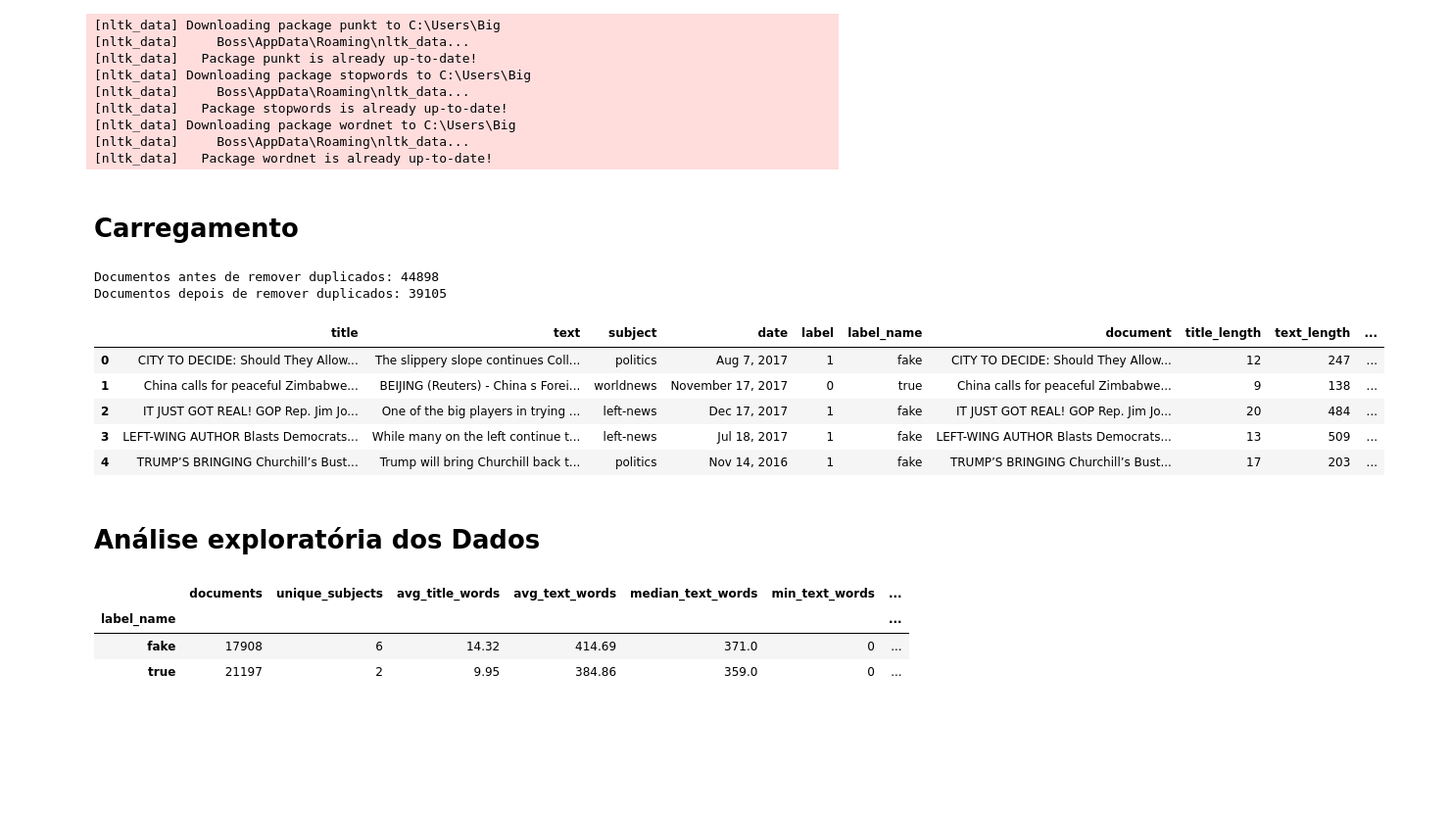
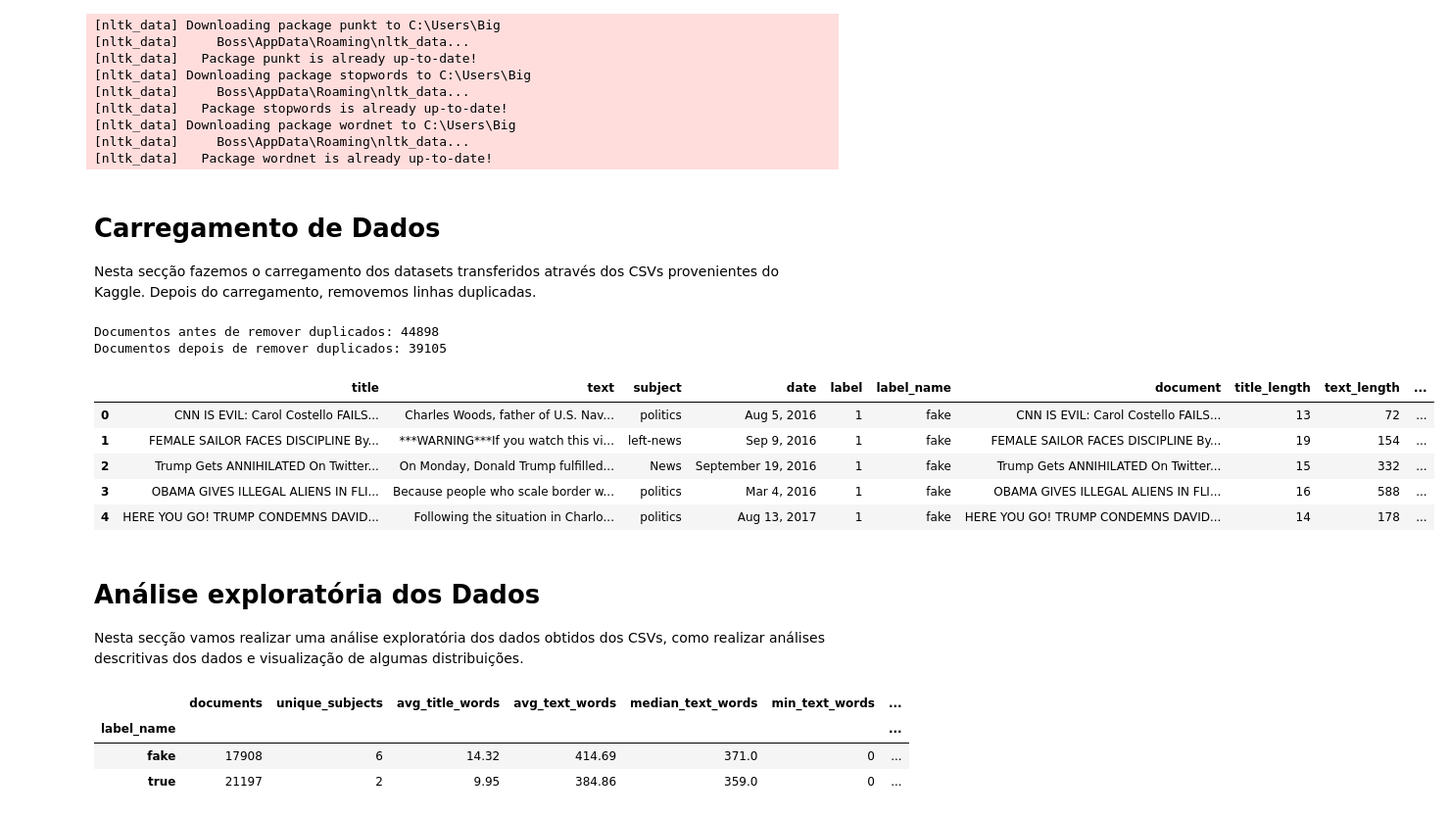
Before and after one commit to The-Andrei/Projeto-Text-Mining, a Jupyter notebook: projeto_fake_news.ipynb, the cells around one changed output. Shown at 98% size. Saved outputs shown, nothing was run; the diff lists cells and outputs as text; code cells hidden in the pictures; blank space fills up the shorter version.

```diff
--- a/projeto_fake_news.ipynb
+++ b/projeto_fake_news.ipynb
@@ -97,5 +100,6 @@ FAKE_CSV = "data/Fake.csv"
 # %% [markdown]
-# Carregamento
+# Carregamento de Dados
+Nesta secção fazemos o carregamento dos datasets transferidos através dos CSVs provenientes do Kaggle. Depois do carregamento, removemos linhas duplicadas.
 # %%
 def load_data(path, label, label_name):
     df = pd.read_csv(path)
@@ -105,47 +109,48 @@ def load_data(path, label, label_name):
     return df
 
 #Ler ambos csvs
-df_true = load_data(TRUE_CSV, 0, "true")
-df_false = load_data(FAKE_CSV, 1, "fake")
+df_true = load_data("data/True.csv", 0, "true")
+df_false = load_data("data/Fake.csv", 1, "fake")
 
 #vamos juntar ambas databases :)
 df_total = pd.concat([df_true, df_false], ignore_index=True)
 
 # Preencher valores nulos e garantir que as colunas de texto sejam do tipo string
 for column in ["title", "text", "subject", "date"]:
     df_total[column] = df_total[column].fillna("").astype(str)
 
 # Criar a coluna "document" concatenando "title" e "text", e calcular os comprimentos
 df_total["document"] = (df_total["title"].str.strip() + ". " + df_total["text"].str.strip()).str.strip()
 df_total["title_length"] = df_total["title"].str.split().str.len()
 df_total["text_length"] = df_total["text"].str.split().str.len()
 df_total["document_length"] = df_total["document"].str.split().str.len()
 
 #randomizing a database para as linhas com diferentes classes estarem mistruradas
 df_total = df_total.sample(frac=1).reset_index(drop=True)
 
 # remover duplicados
 before = len(df_total)
 df_total = df_total.drop_duplicates(subset=["title", "text", "label"]).reset_index(drop=True)
 after = len(df_total)
 
 print(f"Documentos antes de remover duplicados: {before}")
 print(f"Documentos depois de remover duplicados: {after}")
 display(df_total.head())
 
 # export dataframe to csv
 df_total.to_csv('data/total.csv', index=False)
 # %% [output]
 Documentos antes de remover duplicados: 44898
 Documentos depois de remover duplicados: 39105
 |  | title | text | subject | date | label | label_name | document | title_length | text_length | ... |
-| 0 | CITY TO DECIDE: Should They Allow... | The slippery slope continues Coll... | politics | Aug 7, 2017 | 1 | fake | CITY TO DECIDE: Should They Allow... | 12 | 247 | ... |
-| 1 | China calls for peaceful Zimbabwe... | BEIJING (Reuters) - China s Forei... | worldnews | November 17, 2017 | 0 | true | China calls for peaceful Zimbabwe... | 9 | 138 | ... |
-| 2 | IT JUST GOT REAL! GOP Rep. Jim Jo... | One of the big players in trying ... | left-news | Dec 17, 2017 | 1 | fake | IT JUST GOT REAL! GOP Rep. Jim Jo... | 20 | 484 | ... |
-| 3 | LEFT-WING AUTHOR Blasts Democrats... | While many on the left continue t... | left-news | Jul 18, 2017 | 1 | fake | LEFT-WING AUTHOR Blasts Democrats... | 13 | 509 | ... |
-| 4 | TRUMP’S BRINGING Churchill’s Bust... | Trump will bring Churchill back t... | politics | Nov 14, 2016 | 1 | fake | TRUMP’S BRINGING Churchill’s Bust... | 17 | 203 | ... |
+| 0 | CNN IS EVIL: Carol Costello FAILS... | Charles Woods, father of U.S. Nav... | politics | Aug 5, 2016 | 1 | fake | CNN IS EVIL: Carol Costello FAILS... | 13 | 72 | ... |
+| 1 | FEMALE SAILOR FACES DISCIPLINE By... | ***WARNING***If you watch this vi... | left-news | Sep 9, 2016 | 1 | fake | FEMALE SAILOR FACES DISCIPLINE By... | 19 | 154 | ... |
+| 2 | Trump Gets ANNIHILATED On Twitter... | On Monday, Donald Trump fulfilled... | News | September 19, 2016 | 1 | fake | Trump Gets ANNIHILATED On Twitter... | 15 | 332 | ... |
+| 3 | OBAMA GIVES ILLEGAL ALIENS IN FLI... | Because people who scale border w... | politics | Mar 4, 2016 | 1 | fake | OBAMA GIVES ILLEGAL ALIENS IN FLI... | 16 | 588 | ... |
+| 4 | HERE YOU GO! TRUMP CONDEMNS DAVID... | Following the situation in Charlo... | politics | Aug 13, 2017 | 1 | fake | HERE YOU GO! TRUMP CONDEMNS DAVID... | 14 | 178 | ... |
 # %% [markdown]
 # Análise exploratória dos Dados
+Nesta secção vamos realizar uma análise exploratória dos dados obtidos dos CSVs, como realizar análises descritivas dos dados e visualização de algumas distribuições.
 # %%
 # Análise exploratória dos dados - Estatísticas descritivas por classe
 dataset_stats = (
```
Also changed, not shown: parts of 23 cells of this notebook, 2 other files.
